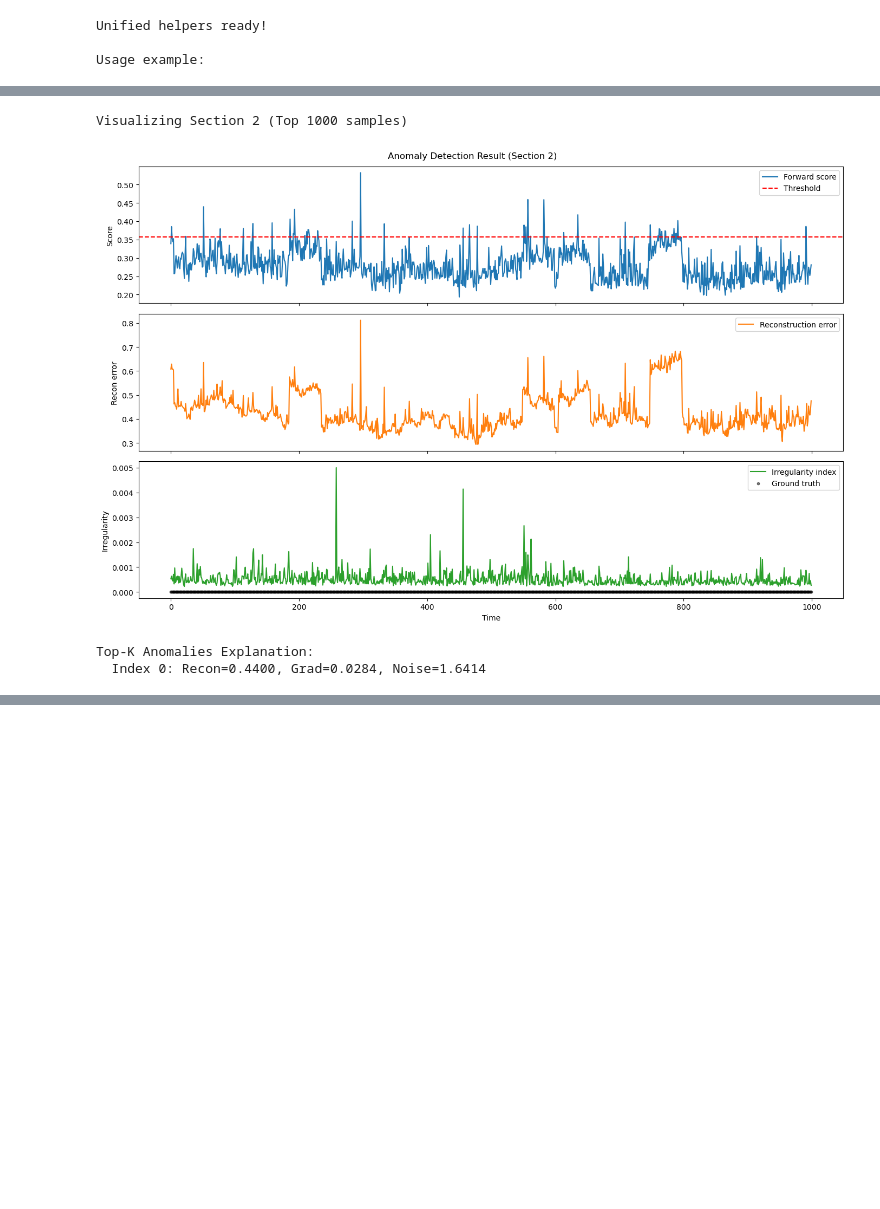
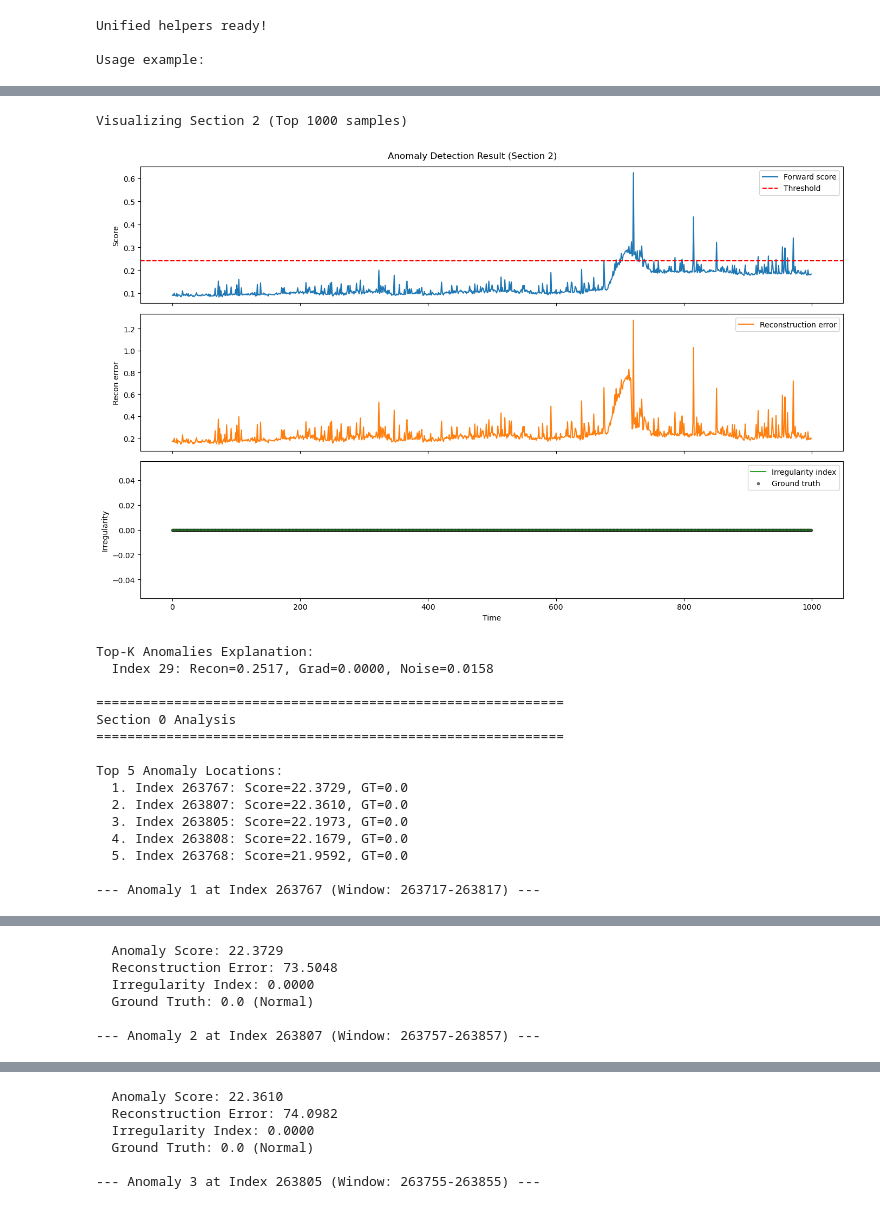
Before and after one commit to techzzt/NeuralODE-NF, a Jupyter notebook: ADD_NeuralODE_Open_neuralode_3_3.ipynb, the cells around one changed output, grey strips where cells are left out. Saved outputs shown, nothing was run; the diff lists cells and outputs as text; code cells hidden in the pictures; blank space fills up the shorter version.

```diff
--- a/ADD_NeuralODE_Open_neuralode_3_3.ipynb
+++ b/ADD_NeuralODE_Open_neuralode_3_3.ipynb
@@ -152,9 +149,10 @@ class ProbabilisticDecoder(nn.Module):
         super().__init__()
         self.input_dim = input_dim
         self.decoder = nn.Sequential(
-            nn.Linear(latent_dim, hidden_dim),
+            nn.Linear(latent_dim, hidden_dim * 2),  # 더 넓은 레이어
             nn.ReLU(),
-            nn.Linear(hidden_dim, hidden_dim),
+            nn.Dropout(0.1),  # 정규화 추가
+            nn.Linear(hidden_dim * 2, hidden_dim),
             nn.ReLU(),
             nn.Linear(hidden_dim, input_dim * 2)
         )
@@ -259,17 +257,33 @@ class RobustGradientSpikeDetector(nn.Module):
         gradual_spikes = torch.mean(grad_norms, dim=0)
         return sudden_spikes, gradual_spikes
 
+    # 개선된 irregularity 계산
     def _compute_irregularity_metric(self, gradients, delta_t):
         if len(gradients) <= 1 or delta_t.numel() == 0:
+            # 기본값 반환 대신 더 나은 fallback
+            if len(gradients) > 0:
+                return torch.mean(torch.norm(gradients, dim=-1), dim=0)
             return None
+
         effective_grads = gradients[:-1]
         if effective_grads.dim() >= 3:
             magnitudes = torch.norm(effective_grads, dim=-1)
         else:
             magnitudes = torch.abs(effective_grads)
-        weights = delta_t.view(-1, *([1] * (magnitudes.dim() - 1)))
+
+        # delta_t 정규화 추가
+        delta_t_normalized = delta_t / (delta_t.sum() + 1e-8)
+        weights = delta_t_normalized.view(-1, *([1] * (magnitudes.dim() - 1)))
         weighted = magnitudes * weights
-        return torch.mean(weighted, dim=0)
+
+        # 추가: gradient 변화율도 고려
+        if len(magnitudes) > 1:
+            grad_changes = torch.abs(torch.diff(magnitudes, dim=0))
+            irregularity = torch.mean(weighted, dim=0) + 0.3 * torch.mean(grad_changes, dim=0)
+        else:
+            irregularity = torch.mean(weighted, dim=0)
+
+        return irregularity
 
     def _ode_integrate(self, augmented_z0, unique_times):
         try:
@@ -375,10 +389,10 @@ class RobustGradientSpikeDetector(nn.Module):
             alignment_loss = F.mse_loss(noise_norm, recon_norm)
 
         total_loss = (
-            recon_loss
+            0.5 * recon_loss  # reconstruction loss 가중치 감소
             + self.beta * kl_loss
-            + 0.01 * grad_smoothness
-            + 0.1 * drift_loss
+            + 0.05 * grad_smoothness  # gradient smoothness 가중치 증가
+            + 0.15 * drift_loss  # drift loss 가중치 증가
             + self.noise_loss_weight * alignment_loss
         )
 
@@ -426,7 +440,7 @@ class RobustGradientSpikeDetector(nn.Module):
         if len(gradients) > 0:
             grad_energy = torch.norm(gradients, dim=-1)
             grad_anomaly = torch.mean(grad_energy, dim=0)
-            weights = (0.5, 0.15, 0.15, 0.1, 0.05, 0.05) if is_forward else (0.4, 0.2, 0.1, 0.15, 0.1, 0.05)
+            weights = (0.3, 0.2, 0.2, 0.15, 0.1, 0.05) if is_forward else (0.25, 0.25, 0.15, 0.15, 0.15, 0.05)
             score = (
                 weights[0] * recon_errors
                 + weights[1] * d_trajectory[-1]
@@ -2054,8 +2023,28 @@ model, history, metrics, data_dict = unified_pipeline(
 )
 # %%
 run_visualization(model, data_dict, section_idx=2, length=1000)
+
+visualize_all_sections_with_anomalies(
+    model,
+    data_dict,
+    window_radius=50,
+    top_k=5
+)
 # %% [output]
 Visualizing Section 2 (Top 1000 samples)
-[figure, old version]
+[figure, new version]
 Top-K Anomalies Explanation:
-  Index 0: Recon=0.4400, Grad=0.0284, Noise=1.6414
+  Index 29: Recon=0.2517, Grad=0.0000, Noise=0.0158
+
+============================================================
+Section 0 Analysis
+============================================================
+
+Top 5 Anomaly Locations:
+  1. Index 263767: Score=22.3729, GT=0.0
+  2. Index 263807: Score=22.3610, GT=0.0
+  3. Index 263805: Score=22.1973, GT=0.0
+  4. Index 263808: Score=22.1679, GT=0.0
+  5. Index 263768: Score=21.9592, GT=0.0
+
+--- Anomaly 1 at Index 263767 (Window: 263717-263817) ---
@@ -2061,0 +2052,6 @@ Top-K Anomalies Explanation:
+  Anomaly Score: 22.3729
+  Reconstruction Error: 73.5048
+  Irregularity Index: 0.0000
+  Ground Truth: 0.0 (Normal)
+
+--- Anomaly 2 at Index 263807 (Window: 263757-263857) ---
@@ -2061,0 +2059,6 @@ Top-K Anomalies Explanation:
+  Anomaly Score: 22.3610
+  Reconstruction Error: 74.0982
+  Irregularity Index: 0.0000
+  Ground Truth: 0.0 (Normal)
+
+--- Anomaly 3 at Index 263805 (Window: 263755-263855) ---
```
Also changed, not shown: parts of 8 cells of this notebook.
